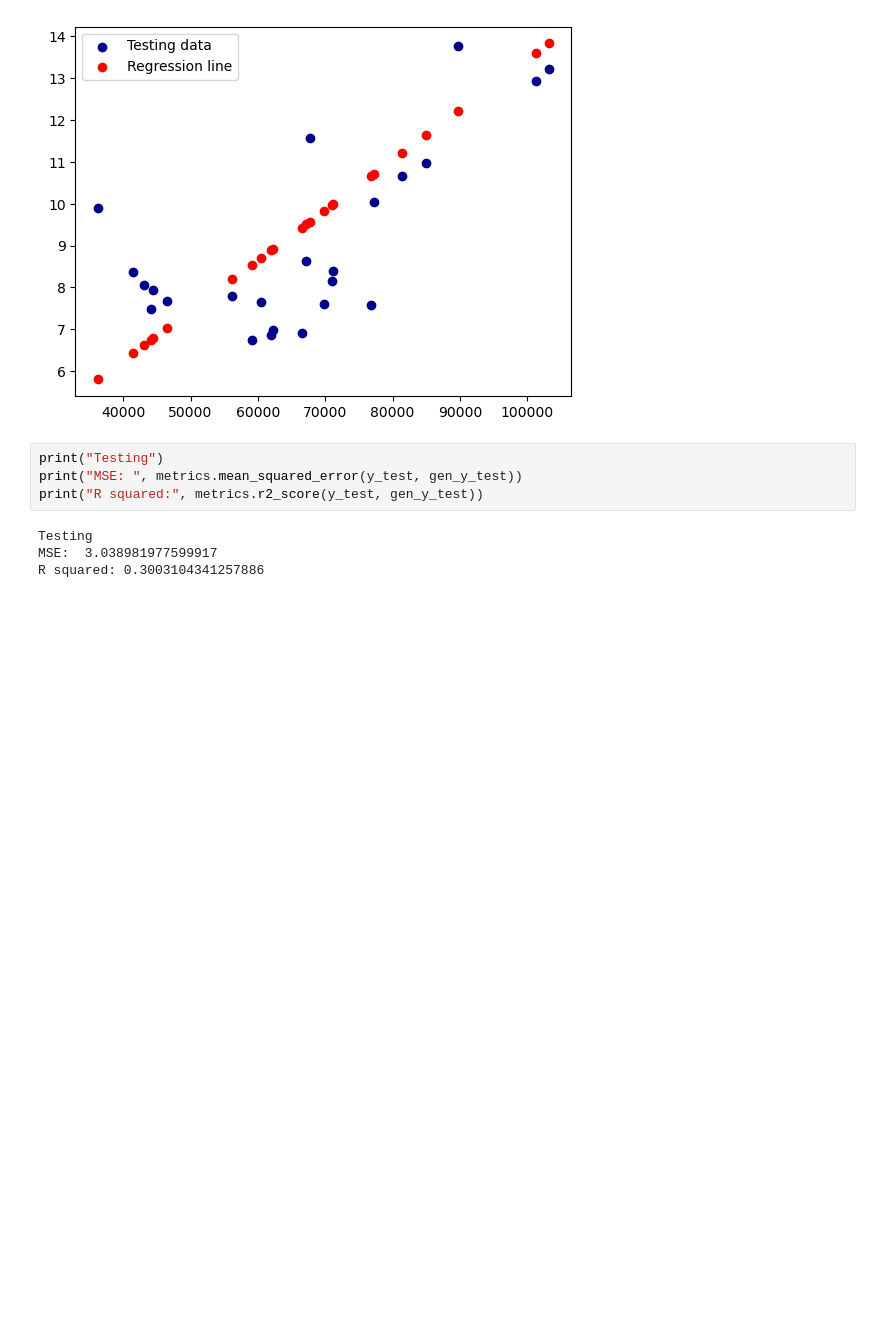
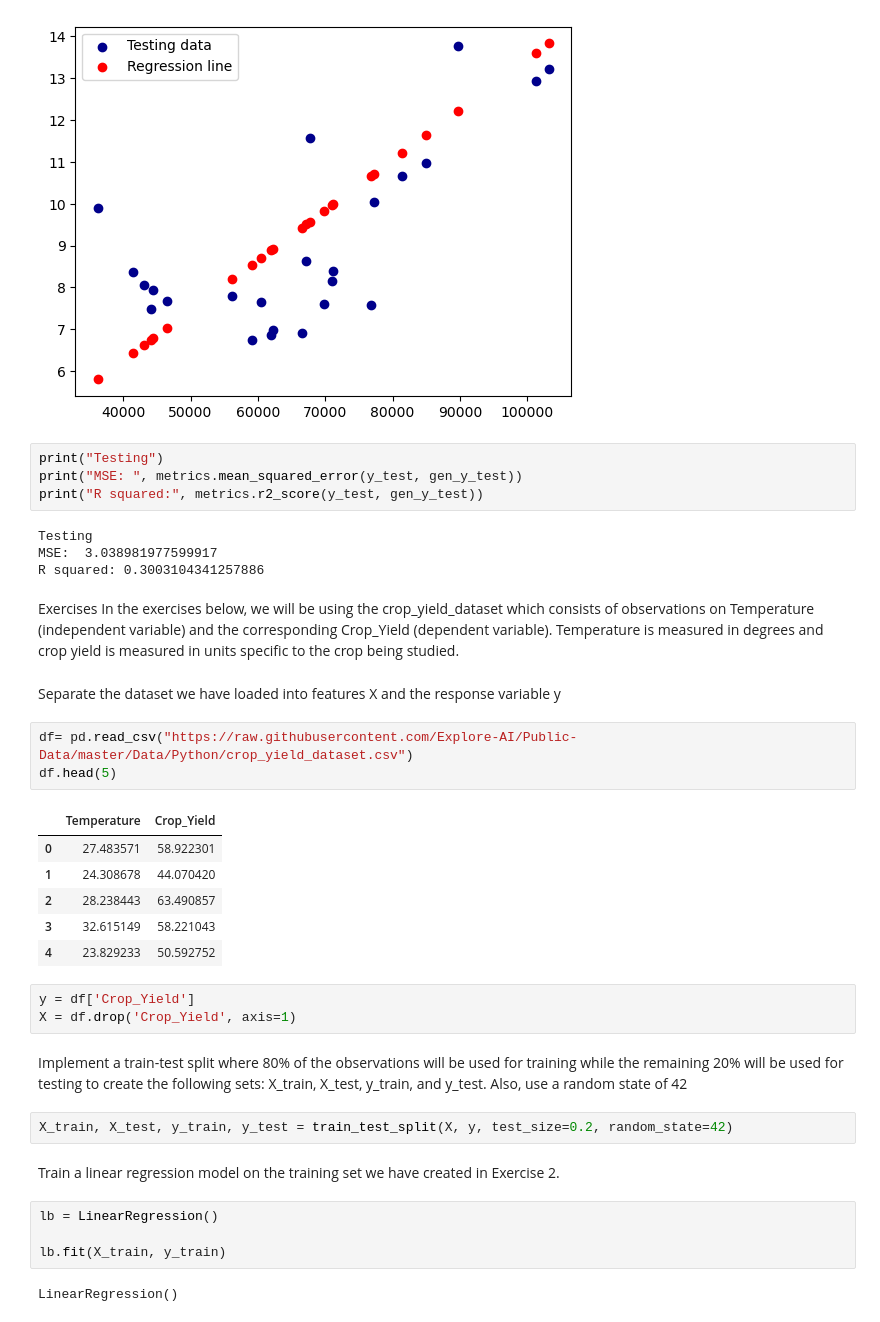
Before and after one commit to AnnCKaroki/alx_data_projects, a Jupyter notebook: data-science/model_performance.ipynb, the cells around one changed output. Drawn from its saved outputs; the diff is of its cells as text; blank space fills up the shorter version.

Commit message:
Add testing model performance exercise

```diff
--- a/data-science/model_performance.ipynb
+++ b/data-science/model_performance.ipynb
@@ -98,3 +98,33 @@ print("R squared:", metrics.r2_score(y_test, gen_y_test))
 Testing
 MSE:  3.038981977599917
 R squared: 0.3003104341257886
+# %% [markdown]
+Exercises
+In the exercises below, we will be using the crop_yield_dataset which consists of observations on Temperature (independent variable) and the corresponding Crop_Yield (dependent variable). Temperature is measured in degrees and crop yield is measured in units specific to the crop being studied.
+# %% [markdown]
+Separate the dataset we have loaded into features X and the response variable y
+# %%
+df= pd.read_csv("https://raw.githubusercontent.com/Explore-AI/Public-Data/master/Data/Python/crop_yield_dataset.csv")
+df.head(5)
+# %% [output]
+|  | Temperature | Crop_Yield |
+| 0 | 27.483571 | 58.922301 |
+| 1 | 24.308678 | 44.070420 |
+| 2 | 28.238443 | 63.490857 |
+| 3 | 32.615149 | 58.221043 |
+| 4 | 23.829233 | 50.592752 |
+# %%
+y = df['Crop_Yield']
+X = df.drop('Crop_Yield', axis=1)
+# %% [markdown]
+Implement a train-test split where 80% of the observations will be used for training while the remaining 20% will be used for testing to create the following sets: X_train, X_test, y_train, and y_test. Also, use a random state of 42
+# %%
+X_train, X_test, y_train, y_test = train_test_split(X, y, test_size=0.2, random_state=42)
+# %% [markdown]
+Train a linear regression model on the training set we have created in Exercise 2.
+# %%
+lb = LinearRegression()
+
+lb.fit(X_train, y_train)
+# %% [output]
+LinearRegression()
```
Also changed, not shown: parts of 4 cells of this notebook.
